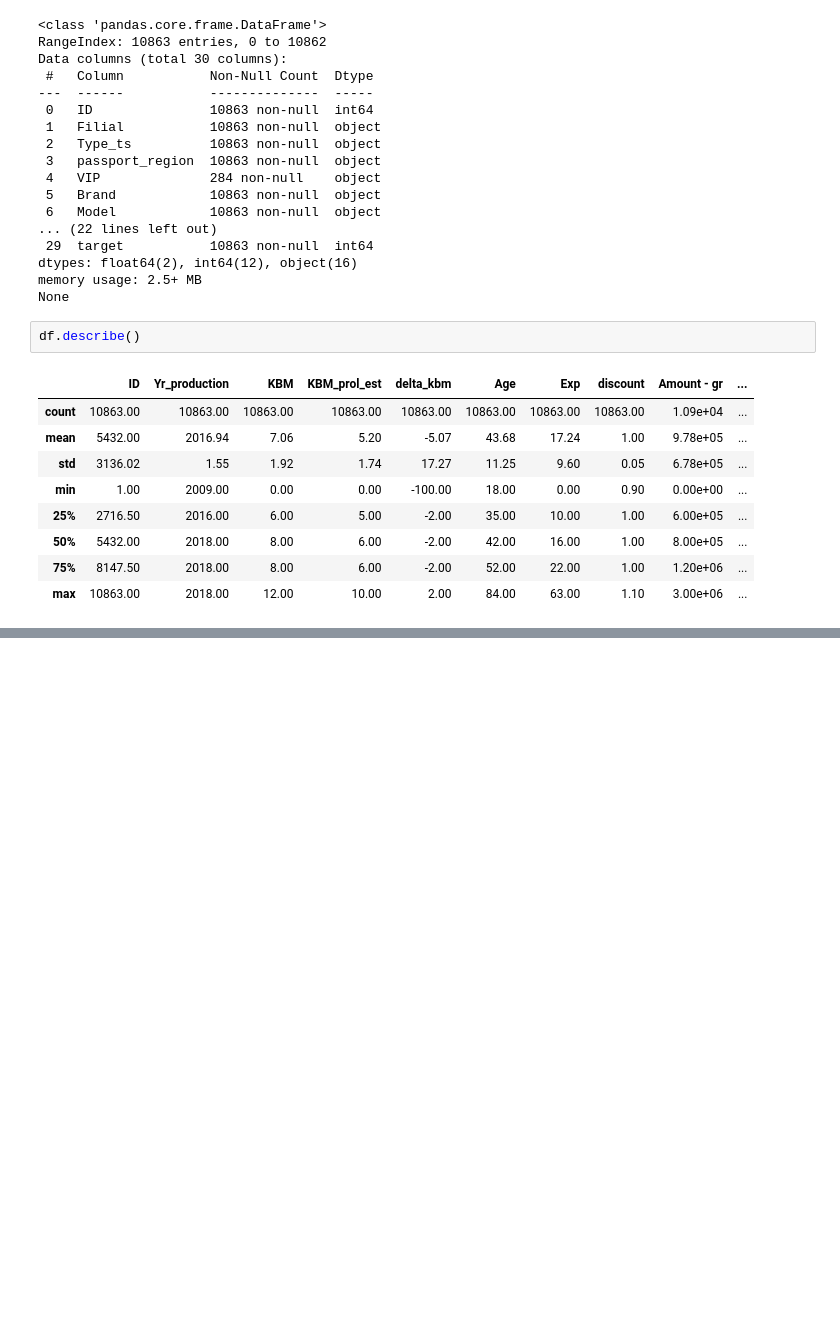
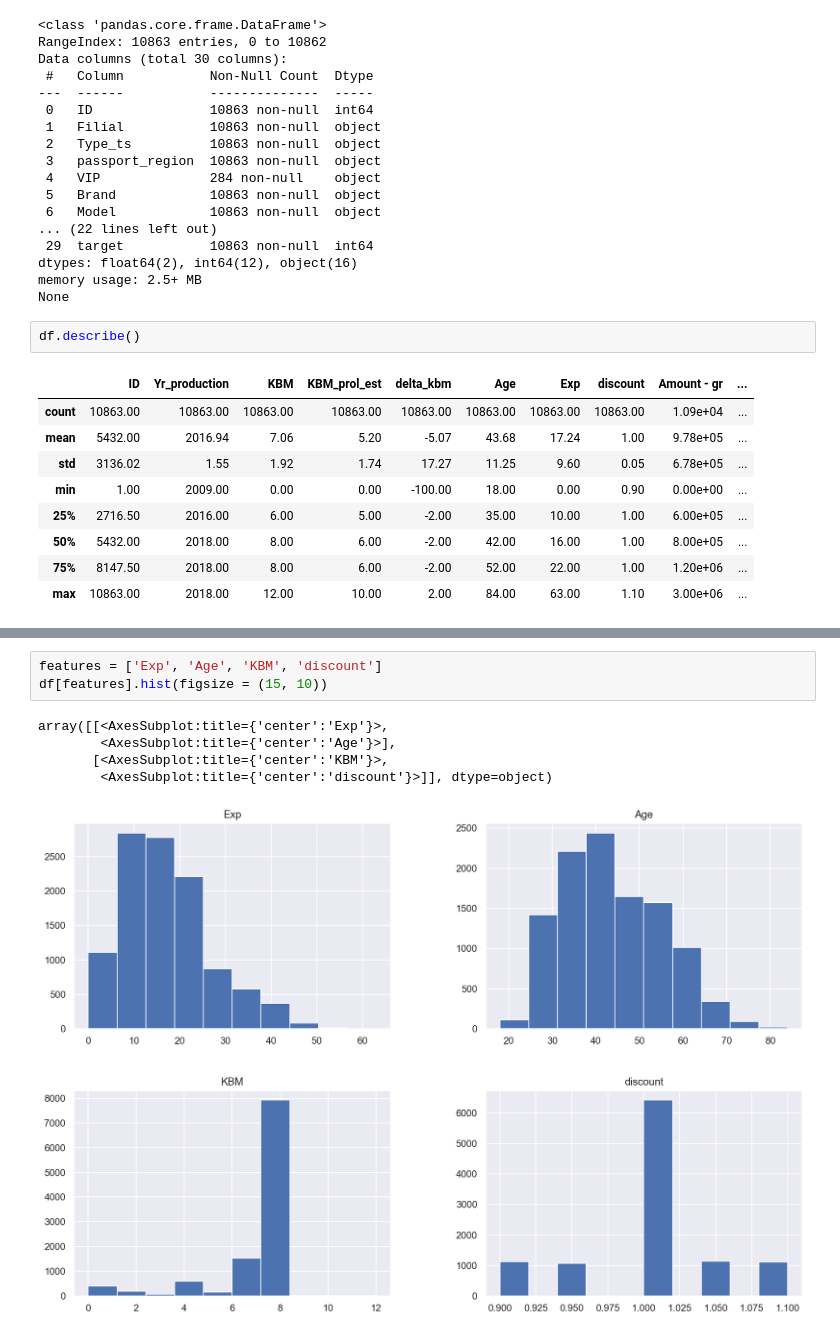
Before and after one commit to pppavlov/MLtechnique, a Jupyter notebook: vsk_analyse/vsk_analyse.ipynb, the cells around one changed output, grey strips where cells are left out. Cells and saved outputs as stored; diff of their text form; blank space fills up the shorter version.

```diff
--- a/vsk_analyse/vsk_analyse.ipynb
+++ b/vsk_analyse/vsk_analyse.ipynb
@@ -58,0 +228,9 @@ df.describe()
+# %%
+features = ['Exp', 'Age', 'KBM', 'discount']
+df[features].hist(figsize = (15, 10))
+# %% [output]
+array([[<AxesSubplot:title={'center':'Exp'}>,
+        <AxesSubplot:title={'center':'Age'}>],
+       [<AxesSubplot:title={'center':'KBM'}>,
+        <AxesSubplot:title={'center':'discount'}>]], dtype=object)
+[figure, added]
```
Also changed, not shown: parts of 14 cells of this notebook, 1 other file.
